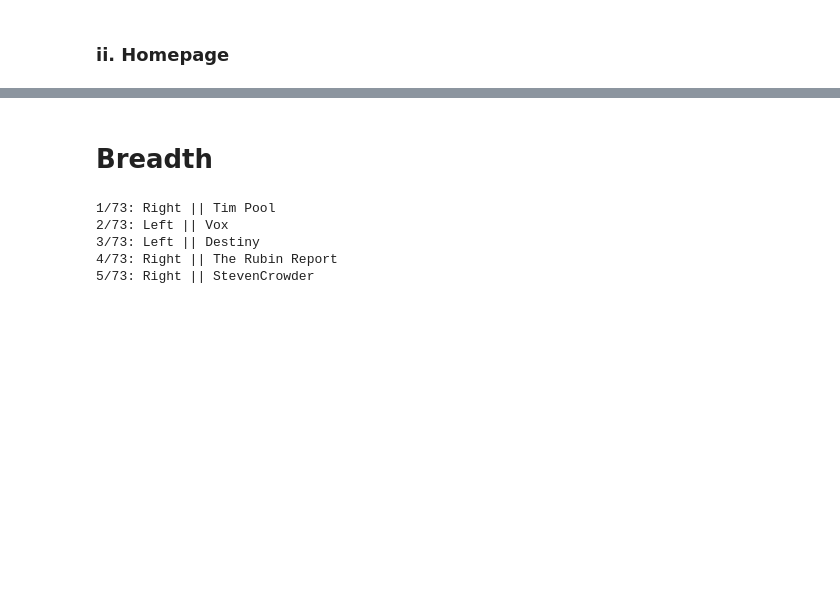
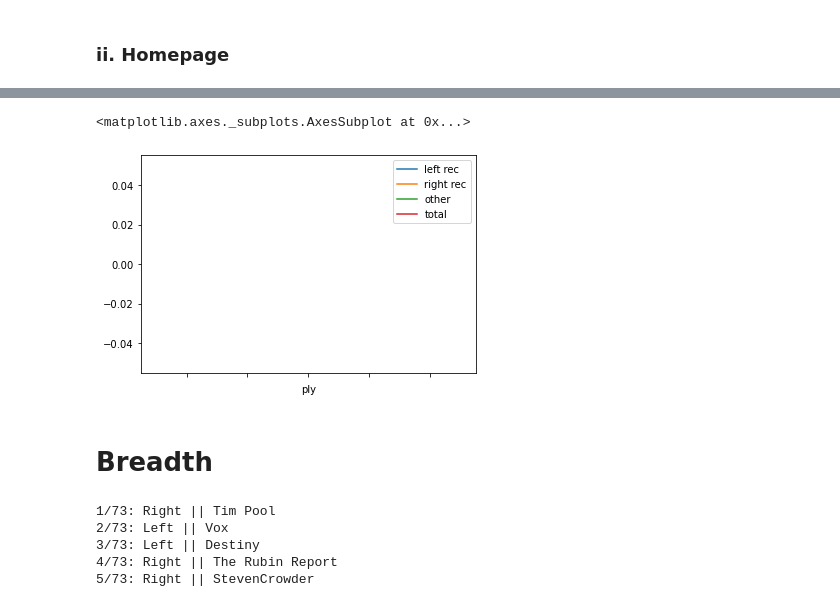
Before and after one commit to mika-jpd/YouTube_Radicalization_Recommendations, a Jupyter notebook: Silo Content Analysis to CSV.ipynb, the cells around one changed output, grey strips where cells are left out. Cells and saved outputs as stored; diff of their text form; code cells hidden in the pictures; blank space fills up the shorter version.

```diff
--- a/Silo Content Analysis to CSV.ipynb
+++ b/Silo Content Analysis to CSV.ipynb
@@ -737,5 +710,8 @@ avg_per_position_left_depth_homepage.plot(legend=True)
 # %%
-avg_per_position_right_depth_homepage.plot(legend=True)
+avg_per_position_right_survey_homepage.plot(legend=True)
+# %% [output]
+<matplotlib.axes._subplots.AxesSubplot at 0x...>
+[figure, added]
 # %% [markdown]
 # Breadth
 # %%
```
Also changed, not shown: parts of 23 cells of this notebook.
